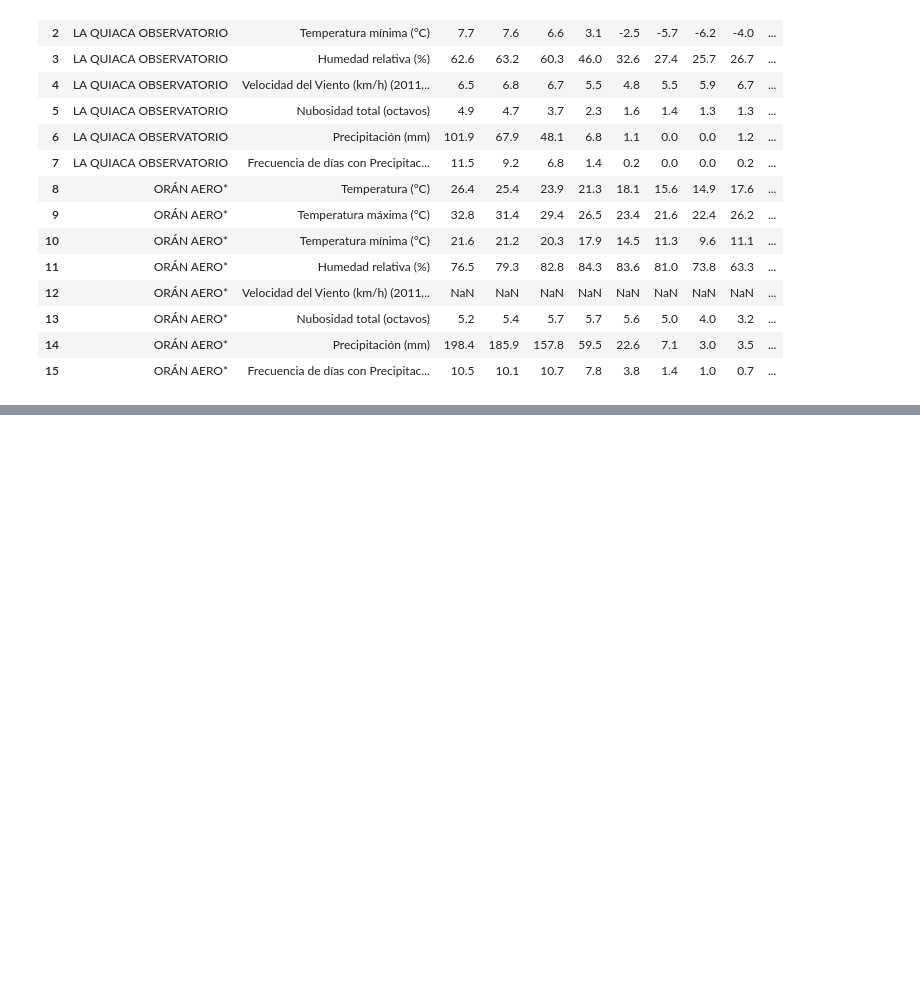
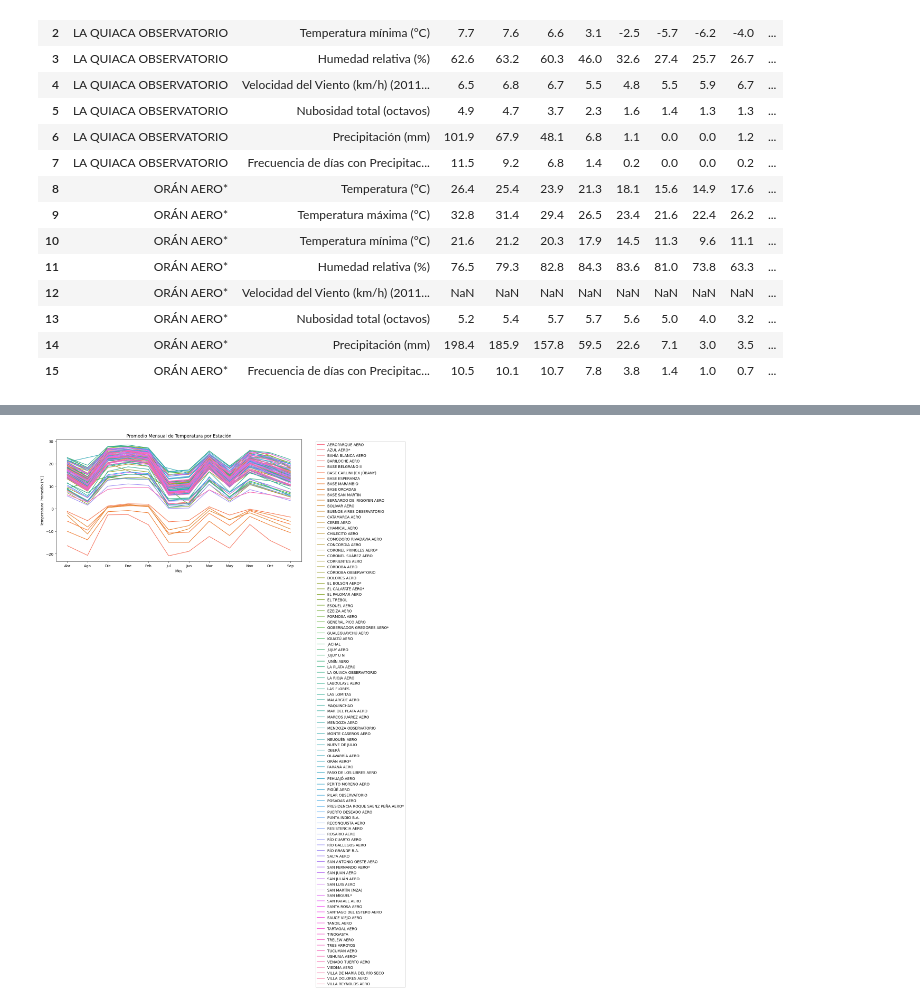
Before and after one commit to jFet1/CEIA-19Co2024, a Jupyter notebook: 2 Bimestre/AdD/Trabajo_final_juan.ipynb, the cells around one changed output, grey strips where cells are left out. Saved outputs shown, nothing was run; the diff lists cells and outputs as text; code cells hidden in the pictures; blank space fills up the shorter version.

```diff
--- a/2 Bimestre/AdD/Trabajo_final_juan.ipynb
+++ b/2 Bimestre/AdD/Trabajo_final_juan.ipynb
@@ -239,0 +300,14 @@ dtype: object
+# %%
+df_grouped = df_largo[df_largo['Valor Medio de'] == 'Temperatura (°C)']
+df_grouped = df_grouped.groupby(['Estación', 'Mes'])['Valor'].mean().reset_index()
+
+plt.figure(figsize=(12,6))
+sns.lineplot(data=df_grouped, x='Mes', y='Valor', hue='Estación')
+plt.title('Promedio Mensual de Temperatura por Estación')
+plt.xlabel('Mes')
+plt.ylabel('Temperatura Promedio (°C)')
+plt.legend(bbox_to_anchor=(1.05, 1), loc='upper left')
+plt.tight_layout()
+plt.show()
+# %% [output]
+[figure, added]
```
Also changed, not shown: parts of 7 cells of this notebook.
